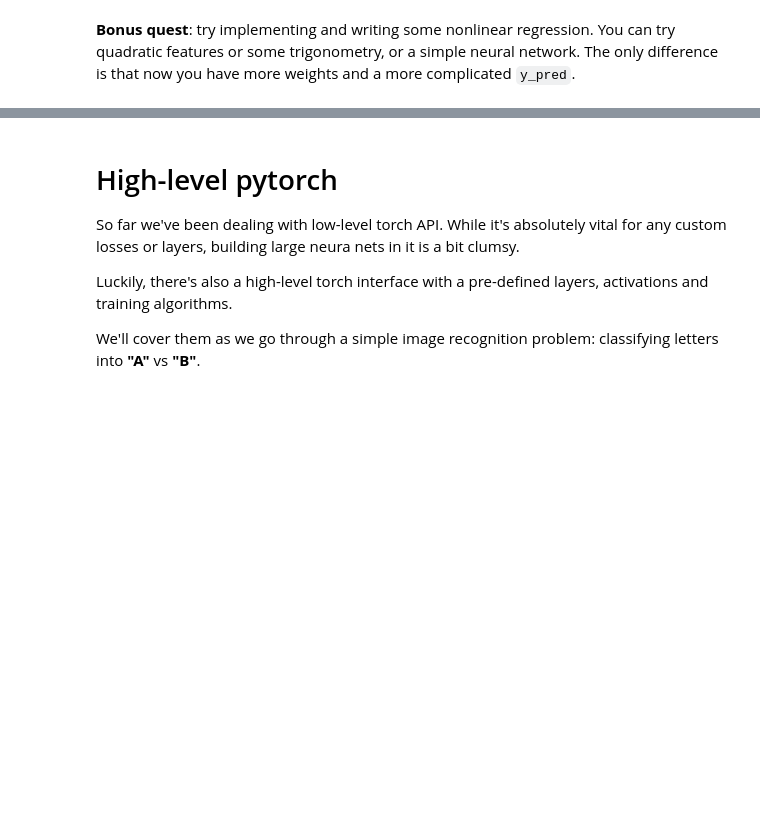
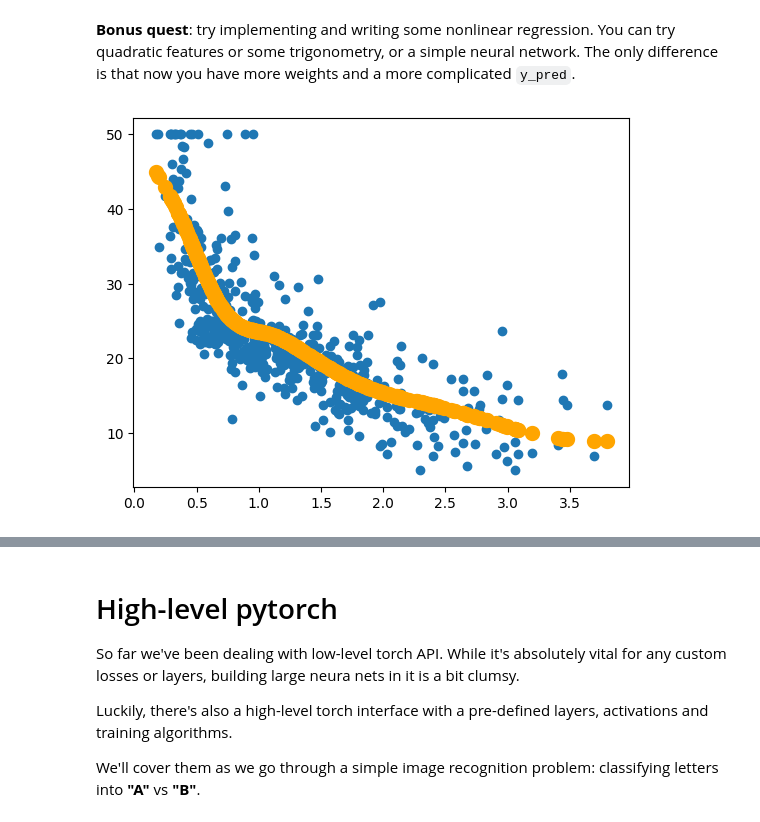
Before and after one commit to succSeeded/dl-2025, a Jupyter notebook: hws/week02_autodiff/seminar_pytorch.ipynb, the cells around one changed output, grey strips where cells are left out. Drawn from its saved outputs; the diff is of its cells as text; code cells hidden in the pictures; blank space fills up the shorter version.

```diff
--- a/hws/week02_autodiff/seminar_pytorch.ipynb
+++ b/hws/week02_autodiff/seminar_pytorch.ipynb
@@ -243,3 +257,33 @@ for i in range(100):
 loss =  44.59417
 # %% [markdown]
 __Bonus quest__: try implementing and writing some nonlinear regression. You can try quadratic features or some trigonometry, or a simple neural network. The only difference is that now you have more weights and a more complicated `y_pred`.
+# %%
+from IPython.display import clear_output
+import torch.nn as nn
+
+model = nn.Sequential(nn.Linear(2, 16), nn.GELU(), nn.Linear(16,16), nn.GELU(), nn.Linear(16, 1))
+opt = torch.optim.SGD(model.parameters(), lr=1e-2)
+
+
+for i in range(100):
+
+    y_pred = model(torch.hstack((x.reshape(-1, 1), (x**2).reshape(-1, 1)))).flatten()
+    loss = torch.mean((y_pred - y)**2)
+    loss.backward()
+    opt.step()
+    opt.zero_grad()
+
+    # the rest of code is just bells and whistles
+    if (i + 1) % 5 == 0:
+        clear_output(True)
+        plt.scatter(x.data.numpy(), y.data.numpy())
+        plt.scatter(x.data.numpy(), y_pred.data.numpy(),
+                    color='orange', linewidth=5)
+        plt.show()
+
+        print("loss = ", loss.data.numpy())
+        if loss.item() < 0.5:
+            print("Done!")
+            break
+# %% [output]
+[figure, added]
```
Also changed, not shown: parts of 12 cells of this notebook.
